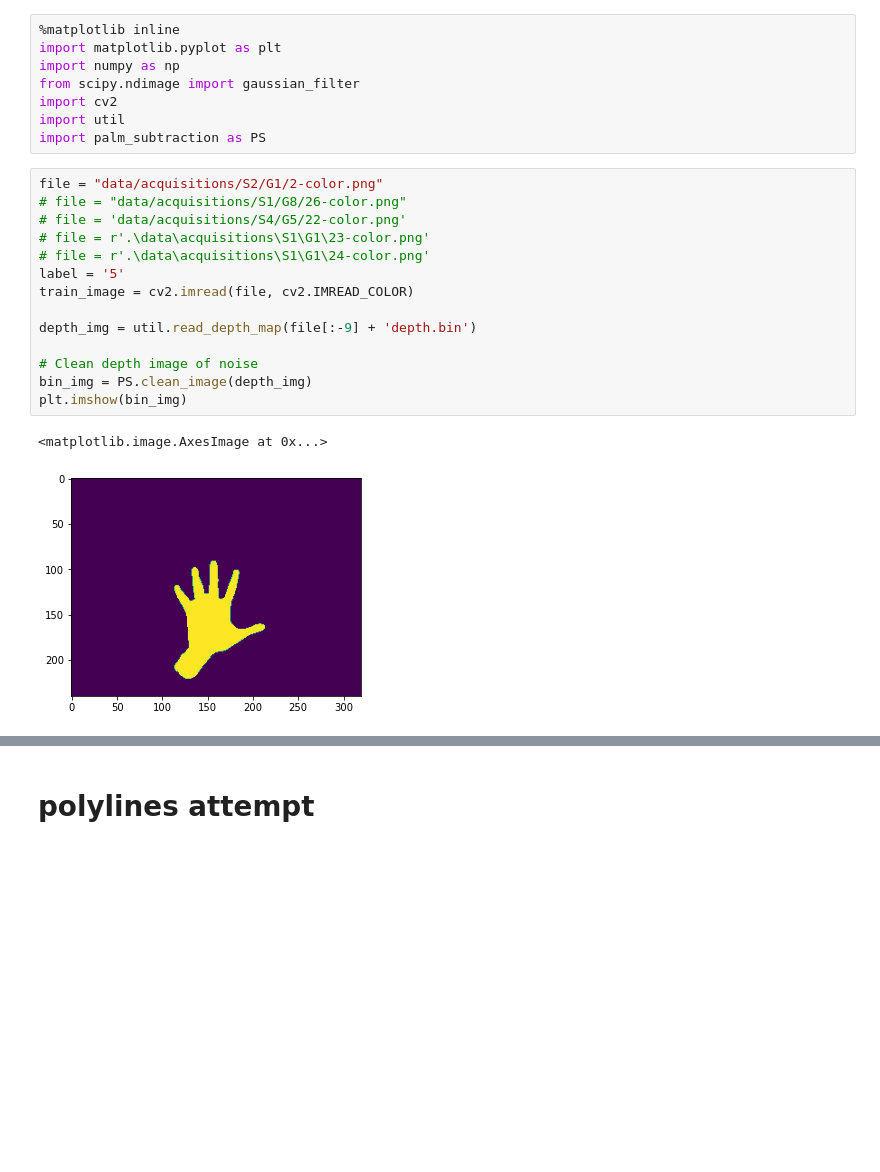
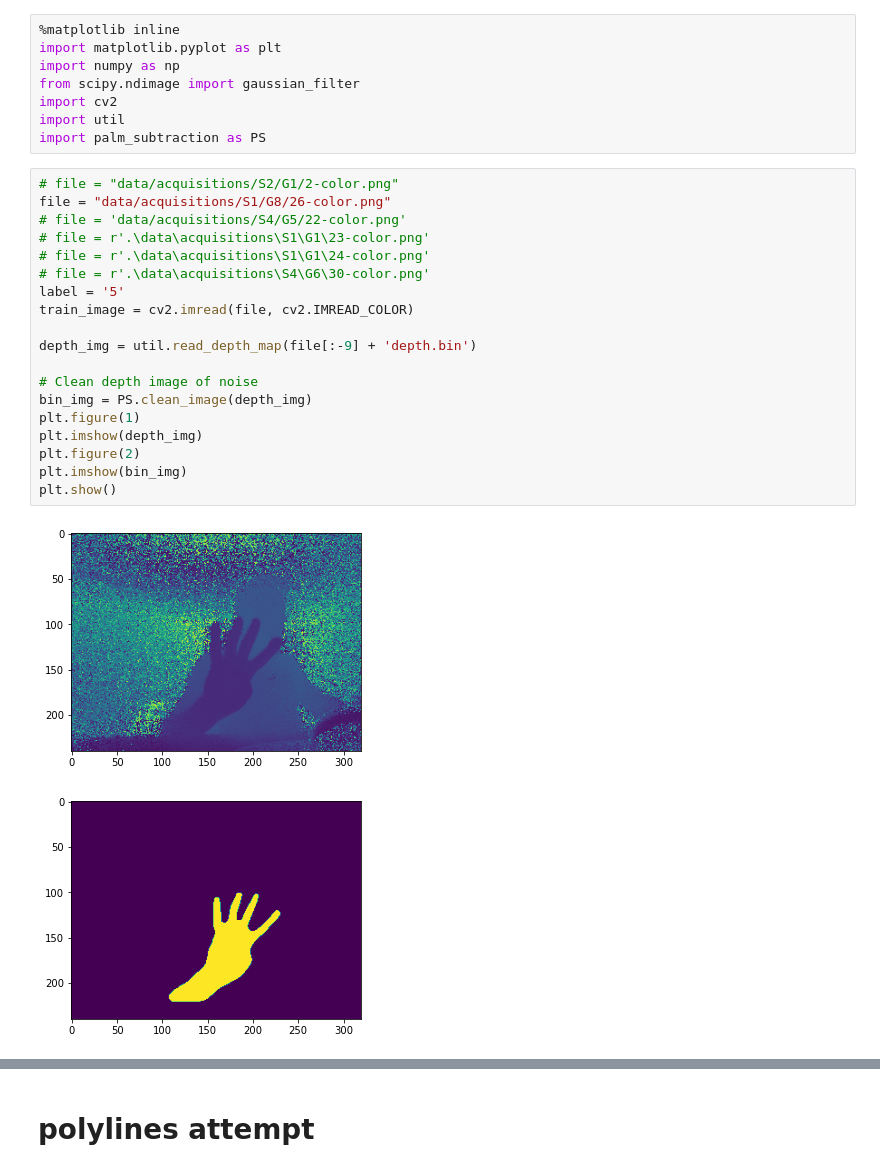
Before and after one commit to cindy-xyi/finger_detection, a Jupyter notebook: finger_detection_palm_subtraction_largest_area.ipynb, the cells around one changed output, grey strips where cells are left out. Cells and saved outputs as stored; diff of their text form; blank space fills up the shorter version.

```diff
--- a/finger_detection_palm_subtraction_largest_area.ipynb
+++ b/finger_detection_palm_subtraction_largest_area.ipynb
@@ -7,22 +7,27 @@ import cv2
 import util
 import palm_subtraction as PS
 # %%
-file = "data/acquisitions/S2/G1/2-color.png"
-# file = "data/acquisitions/S1/G8/26-color.png"
+# file = "data/acquisitions/S2/G1/2-color.png"
+file = "data/acquisitions/S1/G8/26-color.png"
 # file = 'data/acquisitions/S4/G5/22-color.png'
 # file = r'.\data\acquisitions\S1\G1\23-color.png'
 # file = r'.\data\acquisitions\S1\G1\24-color.png'
+# file = r'.\data\acquisitions\S4\G6\30-color.png'
 label = '5'
 train_image = cv2.imread(file, cv2.IMREAD_COLOR)
 
 depth_img = util.read_depth_map(file[:-9] + 'depth.bin')
 
 # Clean depth image of noise
 bin_img = PS.clean_image(depth_img)
+plt.figure(1)
+plt.imshow(depth_img)
+plt.figure(2)
 plt.imshow(bin_img)
+plt.show()
 # %% [output]
-<matplotlib.image.AxesImage at 0x...>
-[figure, old version]
+[figure, new version]
+[figure, added]
 # %%
 img = PS.palm_subtraction(bin_img)
 plt.imshow(img)
```
Also changed, not shown: parts of 15 cells of this notebook, 12 other files.
